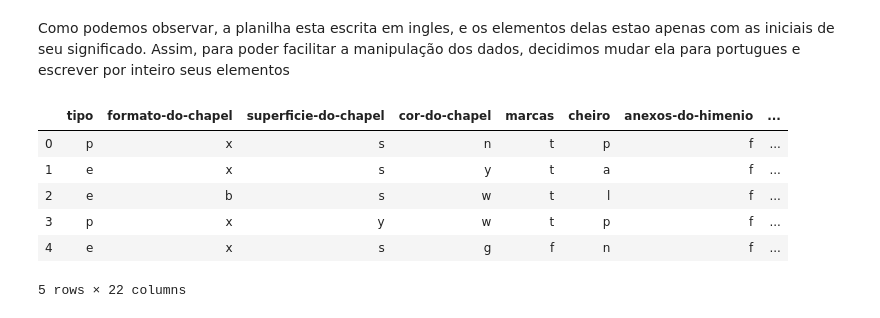
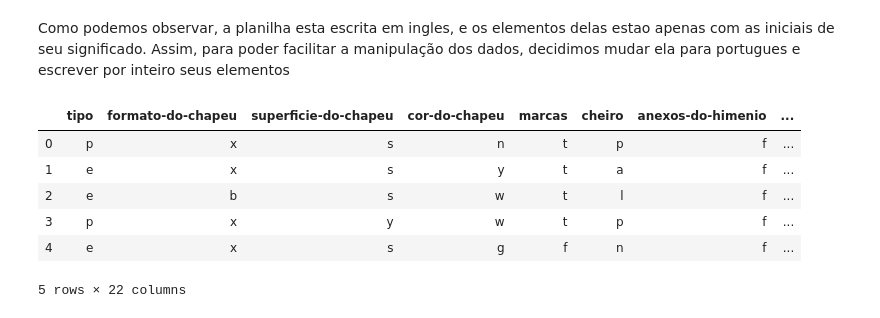
Before and after one commit to andscost/Probabilidade-de-um-cogumelo-ser-comestivel, a Jupyter notebook: Notebook.ipynb, the cells around one changed output. Saved outputs shown, nothing was run; the diff lists cells and outputs as text; code cells hidden in the pictures.

```diff
--- a/Notebook.ipynb
+++ b/Notebook.ipynb
@@ -32,37 +33,37 @@ data_clean = data
 #alterando os titulos para portugues
 colunas = {
     'class': 'tipo',
-    'cap-shape': 'formato-do-chapel',
-    'cap-surface': 'superficie-do-chapel',
-    'cap-color': 'cor-do-chapel',
+    'cap-shape': 'formato-do-chapeu',
+    'cap-surface': 'superficie-do-chapeu',
+    'cap-color': 'cor-do-chapeu',
     'bruises': 'marcas',
     'odor': 'cheiro',
     'gill-attachment': 'anexos-do-himenio',
     'gill-spacing': 'espacamento-do-himenio',
     'gill-size': 'tamanho-do-himenio',
     'gill-color': 'cor-do-himenio',
     'stalk-shape': 'formato-do-estipe',
     'stalk-root': 'raiz-do-estipe',
     'stalk-surface-above-ring': 'superficie-do-estipe-acima-do-anel',
     'stalk-surface-below-ring': 'superficie-do-estipe-abaixo-do-anel',
     'stalk-color-above-ring': 'cor-do-estipe-acima-do-anel',
     'stalk-color-below-ring': 'cor-do-estipe-abaixo-do-anel',
     'veil-type': 'tipo-do-veu',
     'veil-color': 'cor-do-veu',
     'ring-number': 'numero-de-aneis',
     'ring-type': 'tipo-do-anel',
     'spore-print-color': 'cor-da-esporada',
     'population': 'populacao',
     'habitat': 'habitat',
     }
 
 data_clean = data_clean.rename(columns=colunas)
 
 del data_clean['tipo-do-veu'] # <--- só tem um tipo, assim decidimos remover pois essa coluna nao agregaria nada no algoritmo
 
 data_clean.head()
 # %% [output]
-|  | tipo | formato-do-chapel | superficie-do-chapel | cor-do-chapel | marcas | cheiro | anexos-do-himenio | ... |
+|  | tipo | formato-do-chapeu | superficie-do-chapeu | cor-do-chapeu | marcas | cheiro | anexos-do-himenio | ... |
 | 0 | p | x | s | n | t | p | f | ... |
 | 1 | e | x | s | y | t | a | f | ... |
 | 2 | e | b | s | w | t | l | f | ... |
```
Also changed, not shown: parts of 10 cells of this notebook.
